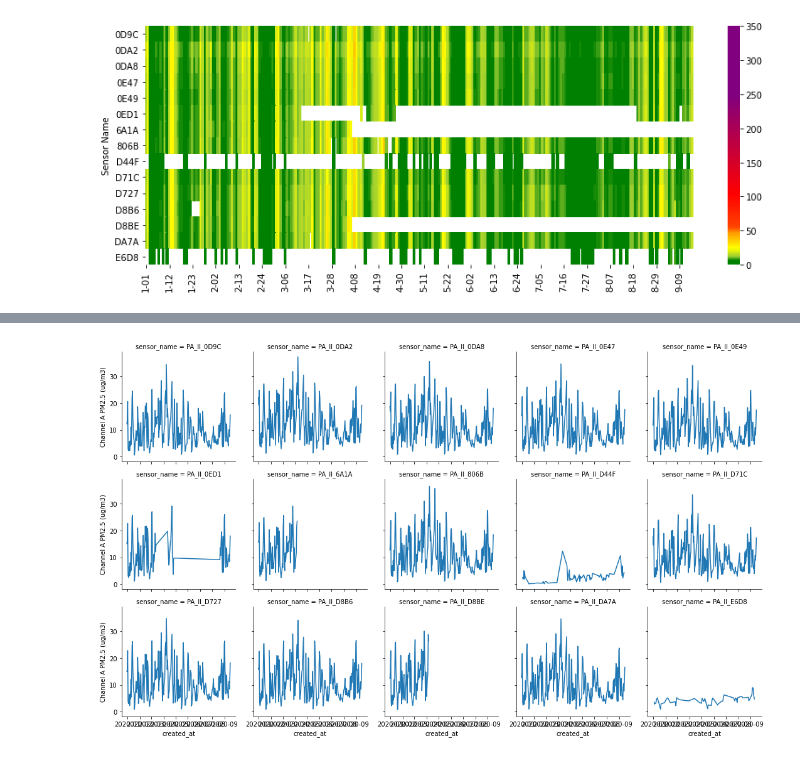
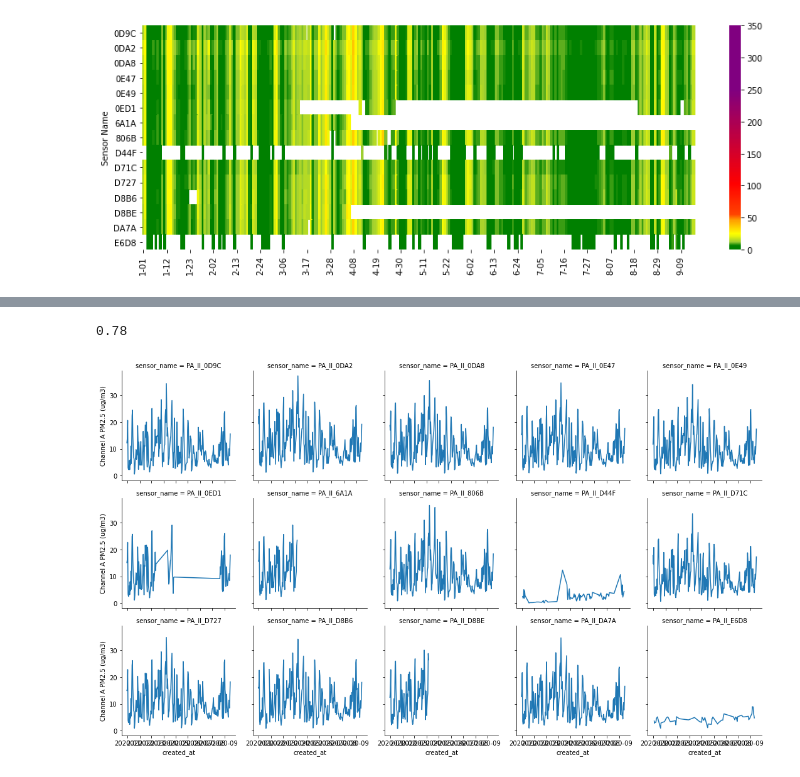
Before and after one commit to intelligent-environments-lab/bleed-orange-measure-purple, a Jupyter notebook: notebooks/4.0-cjl-PA-heatmap.ipynb, the cells around one changed output, grey strips where cells are left out. Cells and saved outputs as stored; diff of their text form; code cells hidden in the pictures.

Commit message:
Plots for Hagen, rename reports folder to plots

```diff
--- a/notebooks/4.0-cjl-PA-heatmap.ipynb
+++ b/notebooks/4.0-cjl-PA-heatmap.ipynb
@@ -17,31 +17,31 @@ data_by_sensor=data_by_sensor.pivot(index='created_at',columns='sensor_name', va
 # %%
 colors = ['green',
           'green',
           'yellowgreen',
           'yellow',
           'orange',
           'orangered',
           'red',
           'purple',
           'purple']
 nodes = [0,
          6/350, #green midpt
          12/350, # boundary
          24/350, # yellow midpt
          45/350, # orange midpt
          55/350, # boundary
          103/350, # red midpt
          250/350, # purple midpt
          350/350]
 cmap = LinearSegmentedColormap.from_list("mycmap",list(zip(nodes, colors)))
 fig, ax = plt.subplots(1,1)
 sns.heatmap(data_by_sensor.T, cmap=cmap, vmin=0,vmax=350)
-fig.set_size_inches(14,5)
+fig.set_size_inches(15,5)
 ax.set_xlabel('')
 ax.set_ylabel('Sensor Name')
-plt.savefig('PA_Heatmap.jpg', transparent=False)
+plt.savefig('PA_Heatmap.jpg', transparent=False, dpi=600)
 # %% [output]
-[figure, old version]
+[figure, new version]
 # %%
 data_by_sensor
 # %% [output]
@@ -59,6 +59,10 @@ data_by_sensor
 | 9-14 | 10.834478 | 13.429722 | 12.195111 | 12.480403 | 11.932667 | 12.516712 | NaN | 12.668389 | NaN | 12.013486 | 12.768108 | ... |
 | 9-15 | 15.581368 | 19.201547 | 18.082228 | 17.695009 | 17.397417 | 17.992935 | NaN | 18.401144 | NaN | 17.282088 | 18.212566 | ... |
 260 rows × 15 columns
+# %%
+((260*15)-sum(data_by_sensor.isna().sum()))/(260*15)
+# %% [output]
+0.78
 # %%
 def scatter_facet_grid(data,x_col='created_at',y_col='Channel A PM2.5 (ug/m3)', bound=7000):
     #data = data.loc[(data[y_col]<bound) &(data[x_col]<bound)]
```
Also changed, not shown: 33 other files.
